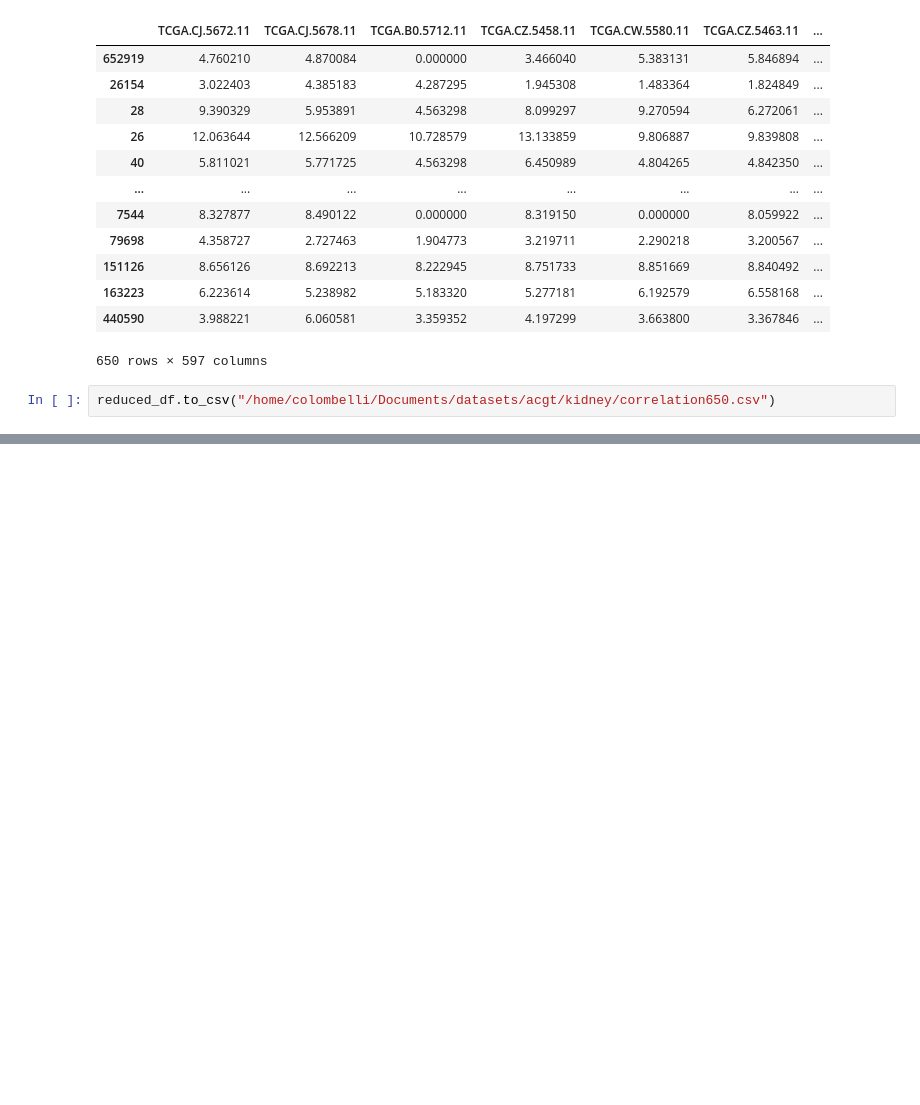
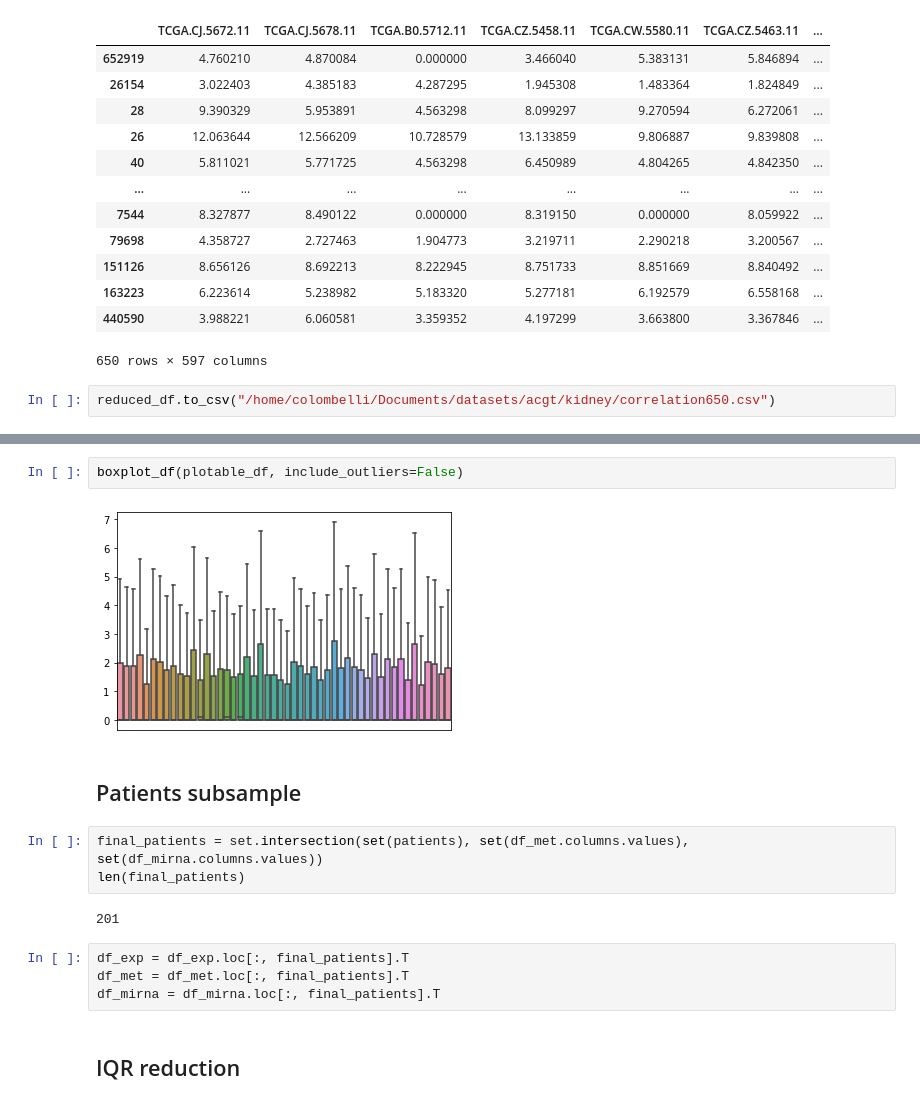
Before and after one commit to colombelli/gat-cancer-staging, a Jupyter notebook: notebooks/iqr processing patient data.ipynb, the cells around one changed output, grey strips where cells are left out. Drawn from its saved outputs; the diff is of its cells as text; blank space fills up the shorter version.

```diff
--- a/notebooks/iqr processing patient data.ipynb
+++ b/notebooks/iqr processing patient data.ipynb
@@ -41,0 +80,17 @@ reduced_df.to_csv("/home/colombelli/Documents/datasets/acgt/kidney/correlation65
+# %%
+boxplot_df(plotable_df, include_outliers=False)
+# %% [output]
+[figure, added]
+# %% [markdown]
+## Patients subsample
+# %%
+final_patients = set.intersection(set(patients), set(df_met.columns.values), set(df_mirna.columns.values))
+len(final_patients)
+# %% [output]
+201
+# %%
+df_exp = df_exp.loc[:, final_patients].T
+df_met = df_met.loc[:, final_patients].T
+df_mirna = df_mirna.loc[:, final_patients].T
+# %% [markdown]
+## IQR reduction
```
Also changed, not shown: parts of 8 cells of this notebook.
